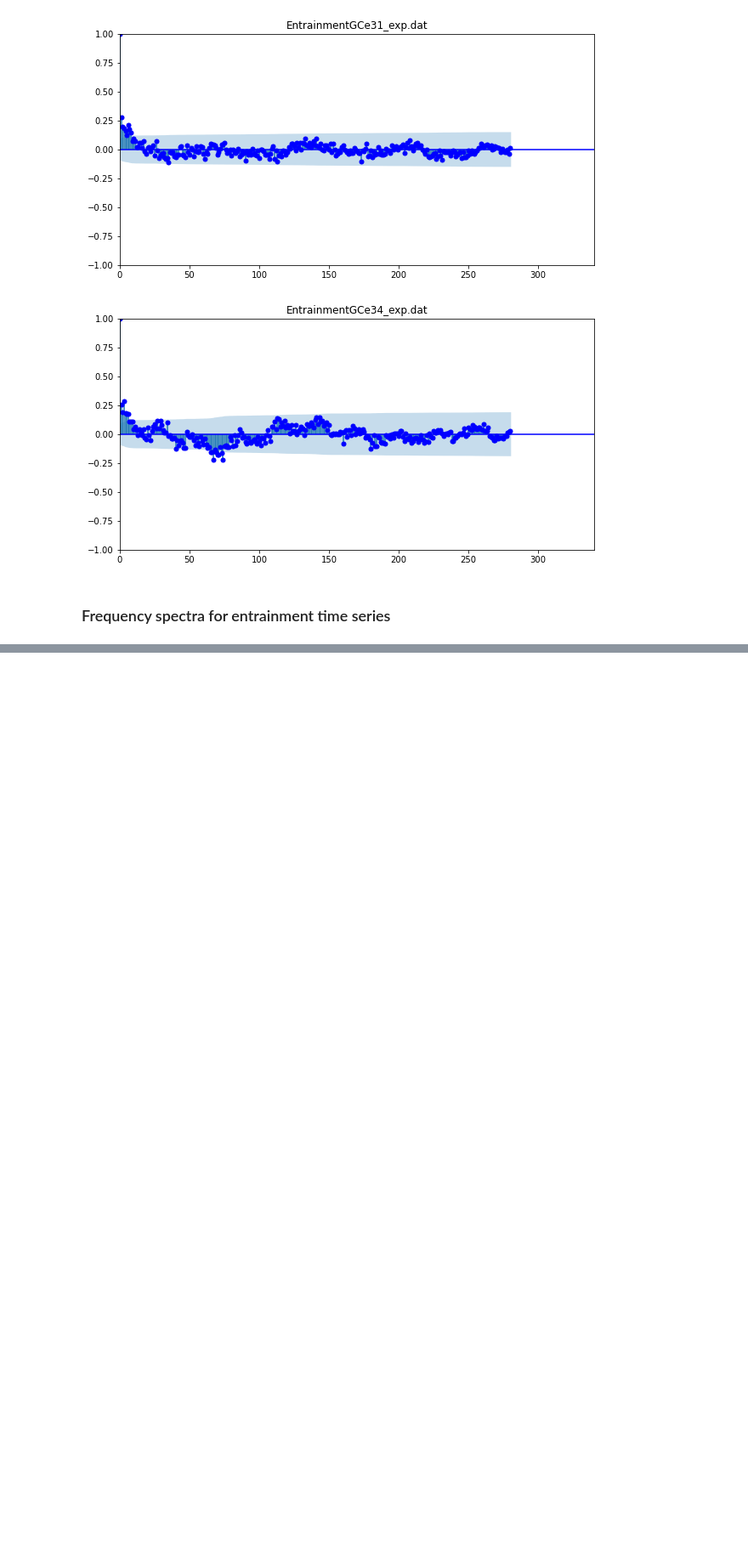
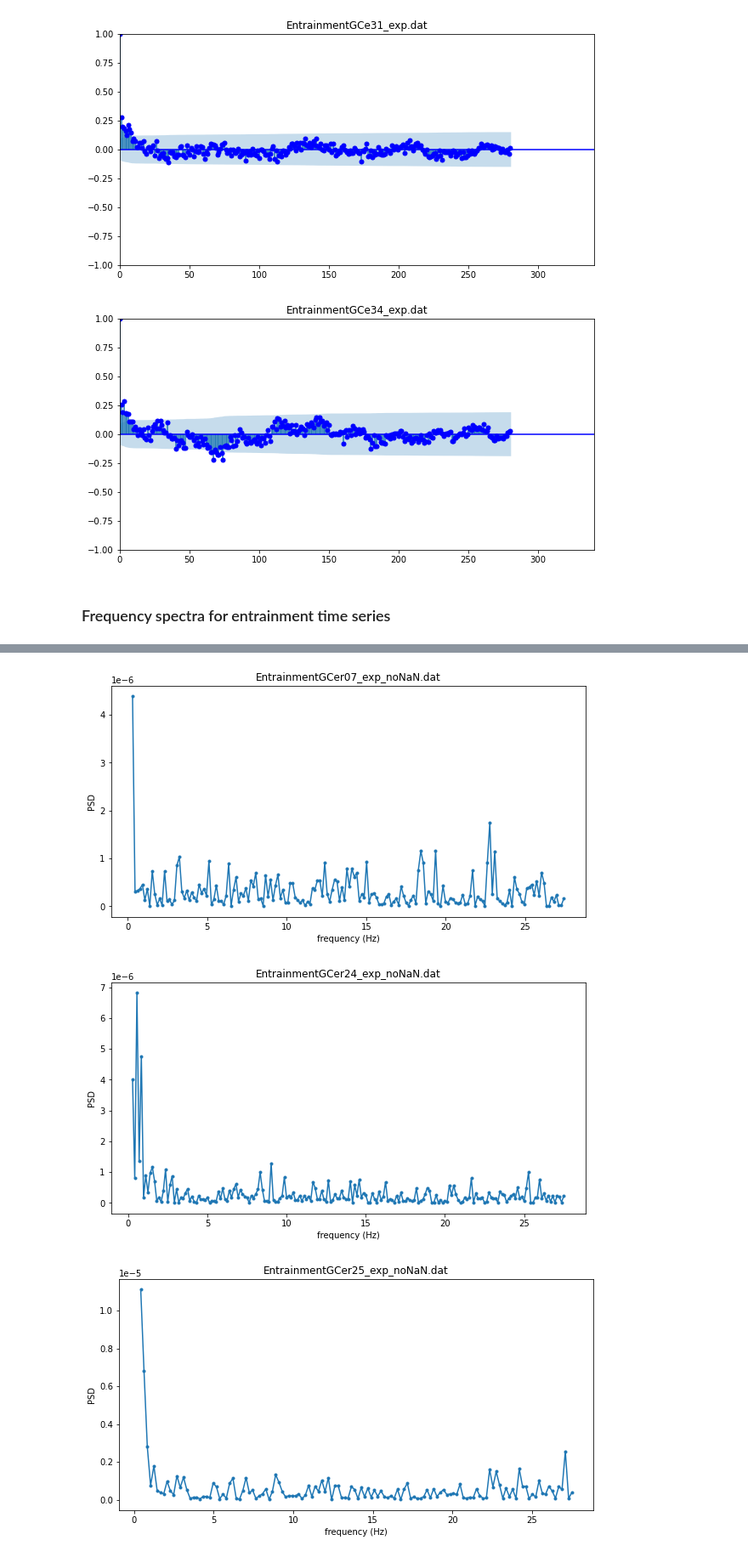
Before and after one commit to anakarinarm/GravityCurrent, a Jupyter notebook: paper_correcciones/pressure_timeseries_analysis.ipynb, the cells around one changed output, grey strips where cells are left out. Shown at 85% size. Drawn from its saved outputs; the diff is of its cells as text; code cells hidden in the pictures; blank space fills up the shorter version.

```diff
--- a/paper_correcciones/pressure_timeseries_analysis.ipynb
+++ b/paper_correcciones/pressure_timeseries_analysis.ipynb
@@ -202,0 +218,31 @@ for exp, ii in zip(exps, range(len(exps))):
+# %%
+exps = ['07','24','25','28','29','30','31','34']
+#samp_freq = 55 #(8/np.shape(df.E)[0])
+dt = 1/55 #(s)
+for exp, ii in zip(exps, range(len(exps))):
+
+    filename = ('EntrainmentGCer%s_exp_noNaN.dat' %exp)
+    df = pd.read_csv(filename, sep='\t', names=['E'], na_values='NaN')
+    #mask = np.ma.getmask(np.ma.masked_where('NaN',np.array(df.E[:])))
+    entr = np.ma.masked_invalid(np.array(df.E[:]))
+
+    signalFFT = np.fft.rfft(entr.data)
+
+    ## Get Power Spectral Density
+    signalPSD = np.abs(signalFFT) ** 2
+    signalPSD /= len(signalFFT)**2
+
+    ## Get frequencies corresponding to signal
+    fftFreq = np.fft.rfftfreq(len(entr), dt)
+
+    fig, (ax) = plt.subplots(1,1,figsize=(10,5), sharex=True)
+    ax.plot(fftFreq[2:], signalPSD[2:],'.-')
+    ax.set_title(filename)
+    ax.set_xlabel('frequency (Hz)')
+    ax.set_ylabel('PSD')
+
+    plt.show()
+# %% [output]
+[figure, added]
+[figure, added]
+[figure, added]
```
Also changed, not shown: parts of 3 cells of this notebook.
